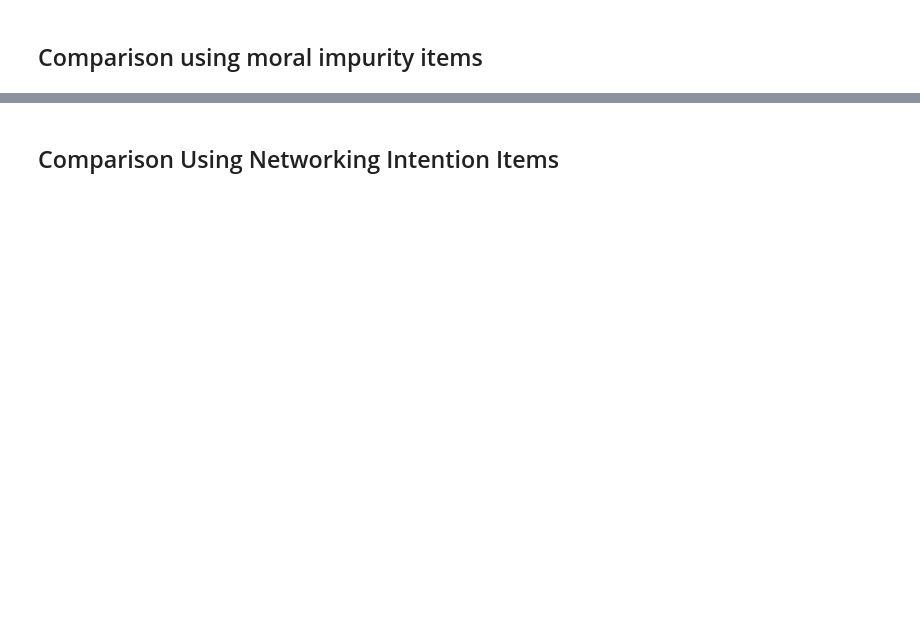
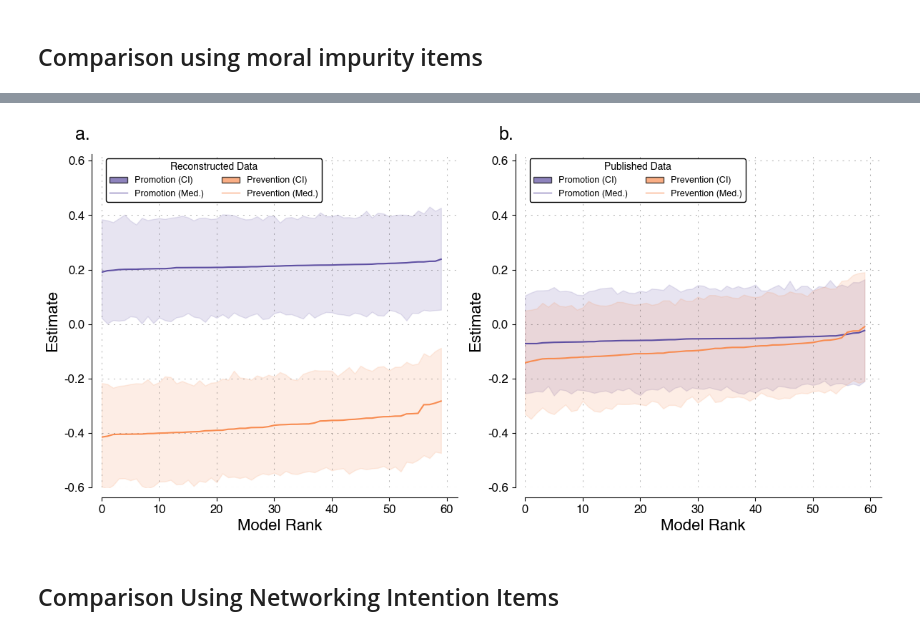
Before and after one commit to RobustiPy/robustipy, a Jupyter notebook: empirical_examples/empirical5_gino.ipynb, the cells around one changed output, grey strips where cells are left out. Cells and saved outputs as stored; diff of their text form; code cells hidden in the pictures; blank space fills up the shorter version.

Commit message:
small changes on gino plotting

```diff
--- a/empirical_examples/empirical5_gino.ipynb
+++ b/empirical_examples/empirical5_gino.ipynb
@@ -165,5 +178,5 @@ c= ['age',
     'male']
 
 gino_promo_published = OLSRobust(y=y, x=x, data=data)
-gino_promo_published.fit(controls=c, draws=1000)
+gino_promo_published.fit(controls=c, draws=n_draws)
 gino_results_promo_published = gino_promo_published.get_results()
@@ -184,5 +206,5 @@ c= ['age',
     'male']
 
 gino_preven_published = OLSRobust(y=y, x=x, data=data)
-gino_preven_published.fit(controls=c, draws=1000)
+gino_preven_published.fit(controls=c, draws=n_draws)
 gino_results_preven_published = gino_preven_published.get_results()
@@ -203,5 +234,5 @@ c= ['age',
     'male']
 
 gino_promo = OLSRobust(y=y, x=x, data=corrected_data)
-gino_promo.fit(controls=c, draws=1000)
+gino_promo.fit(controls=c, draws=n_draws)
 gino_results_promo = gino_promo.get_results()
@@ -222,5 +262,5 @@ c= ['age',
     'male']
 
 gino_preven = OLSRobust(y=y, x=x, data=corrected_data)
-gino_preven.fit(controls=c, draws=1000)
+gino_preven.fit(controls=c, draws=n_draws)
 gino_results_preven = gino_preven.get_results()
@@ -227,5 +276,8 @@ gino_results_preven = gino_preven.get_results()
 # %%
-figure_plotter(gino_results_promo, gino_results_preven, 'gino_figure_1.pdf')
+figure_plotter(gino_results_promo_published, gino_results_preven_published,
+               gino_results_promo, gino_results_preven, 'gino_figure_1')
+# %% [output]
+[figure, added]
 # %% [markdown]
 ## Comparison Using Networking Intention Items
 # %%
```
Also changed, not shown: parts of 12 cells of this notebook.
